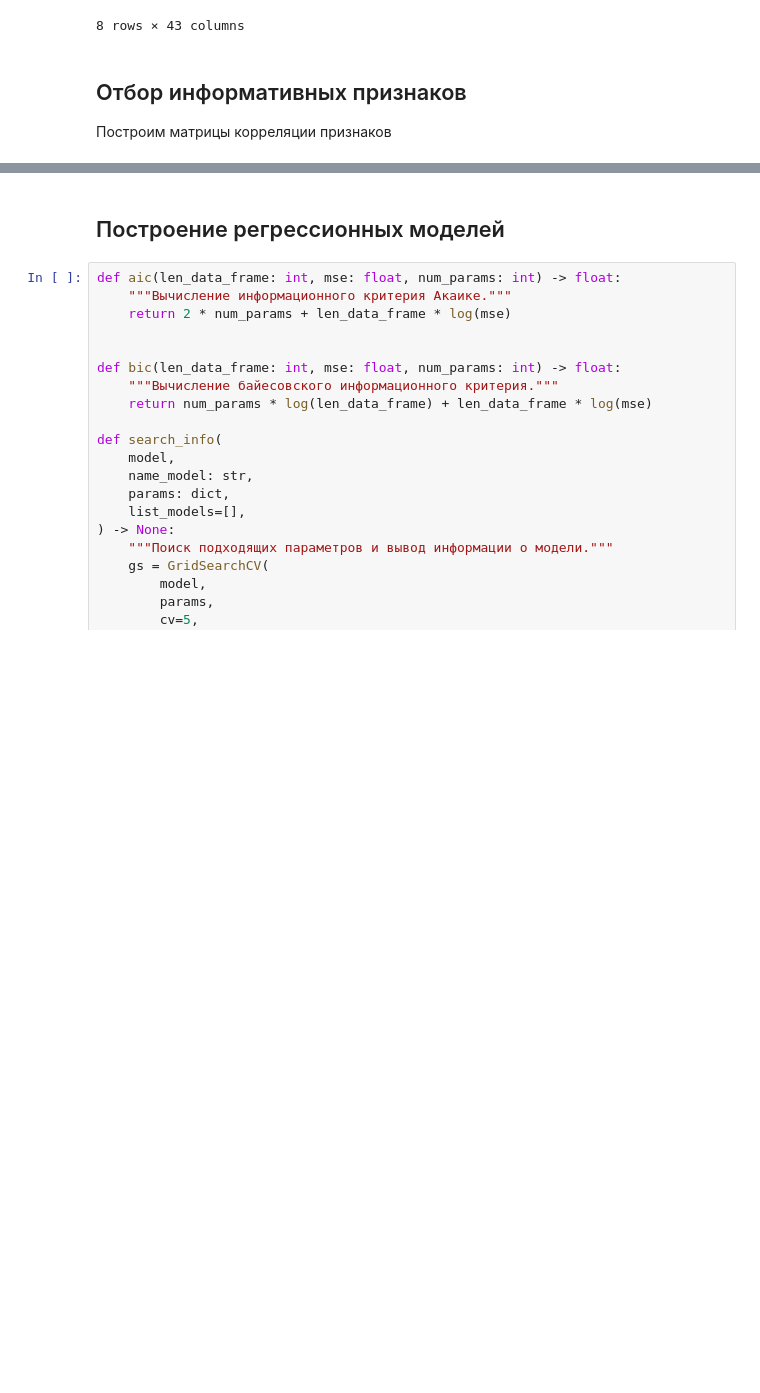
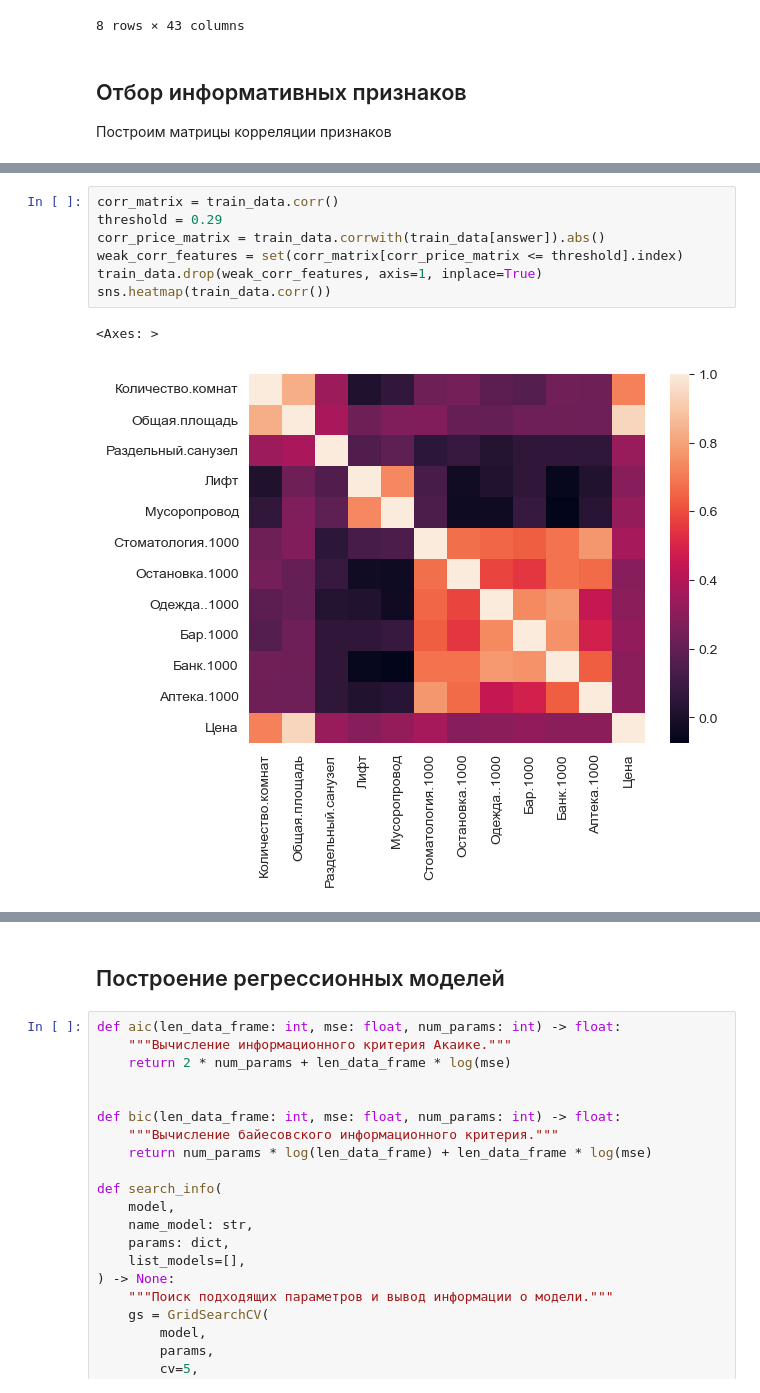
Before and after one commit to fongradnastya/data_analysis3, a Jupyter notebook: notebooks/work3.ipynb, the cells around one changed output, grey strips where cells are left out. Drawn from its saved outputs; the diff is of its cells as text; blank space fills up the shorter version.

```diff
--- a/notebooks/work3.ipynb
+++ b/notebooks/work3.ipynb
@@ -167,0 +142,10 @@ Top features: ['Общая.площадь' 'ВУЗ.1000' 'ТЦ.1000' 'Стома
+# %%
+corr_matrix = train_data.corr()
+threshold = 0.29
+corr_price_matrix = train_data.corrwith(train_data[answer]).abs()
+weak_corr_features = set(corr_matrix[corr_price_matrix <= threshold].index)
+train_data.drop(weak_corr_features, axis=1, inplace=True)
+sns.heatmap(train_data.corr())
+# %% [output]
+<Axes: >
+[figure, added]
```
Also changed, not shown: parts of 25 cells of this notebook.
